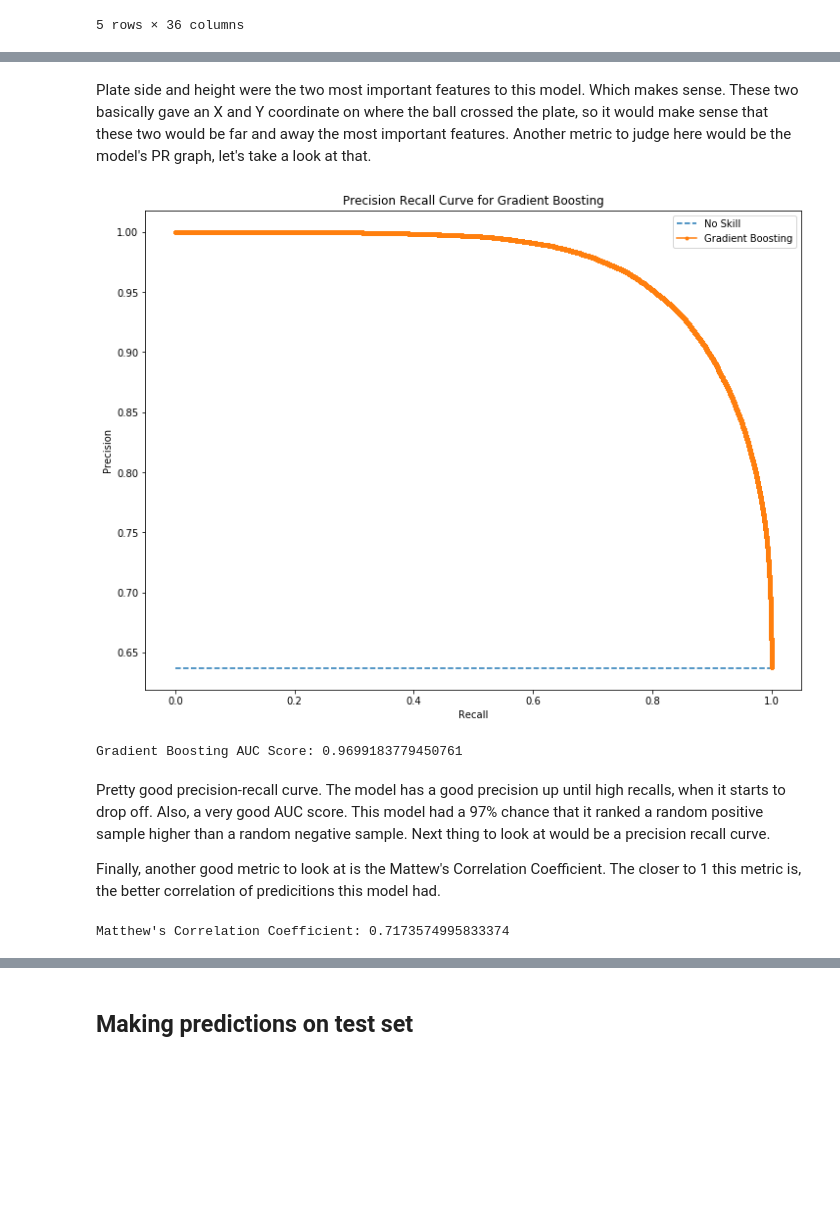
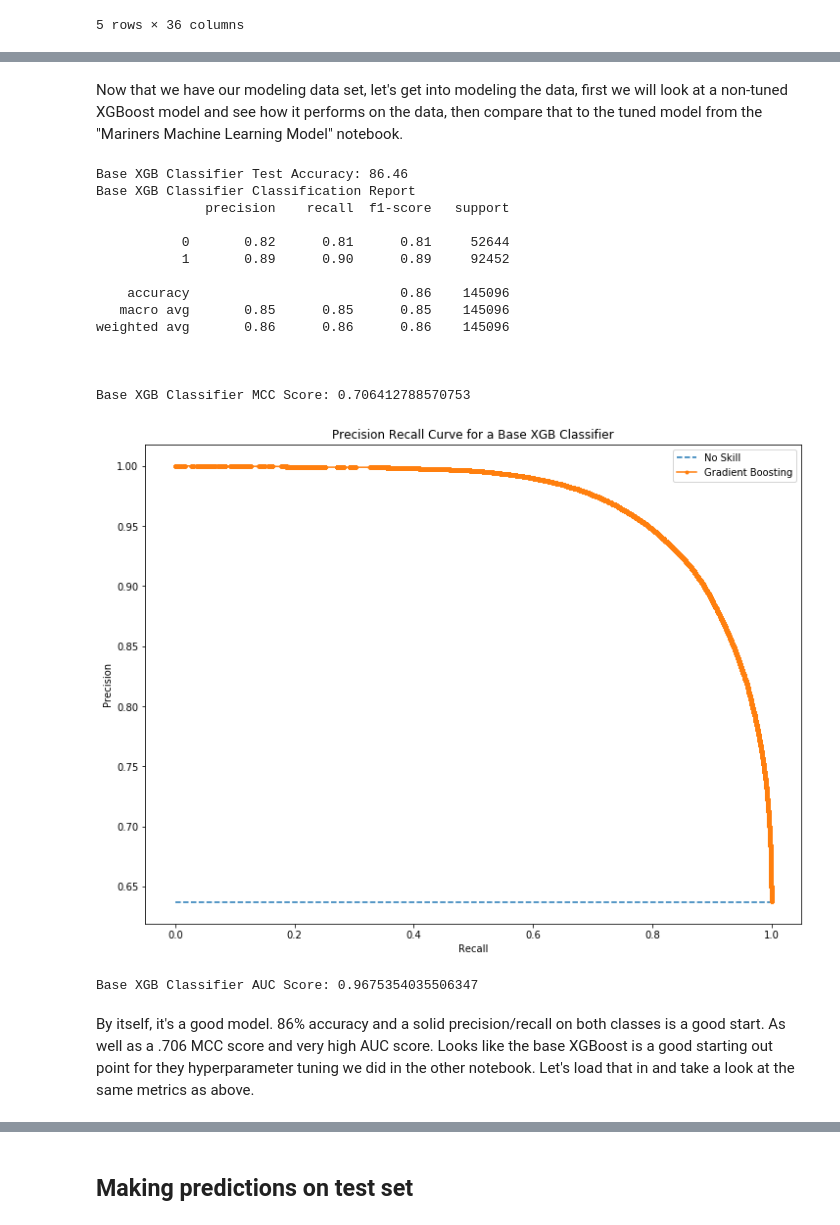
Before and after one commit to davidbuehler07/Capstone-Project-1, a Jupyter notebook: code/Mariners Challenge.ipynb, the cells around one changed output, grey strips where cells are left out. Cells and saved outputs as stored; diff of their text form; code cells hidden in the pictures; blank space fills up the shorter version.

```diff
--- a/code/Mariners Challenge.ipynb
+++ b/code/Mariners Challenge.ipynb
@@ -427,19 +391,0 @@ After taking a look at the accuracies and classification reports, 1000 seems lik
-# %%
-gboost = GradientBoostingClassifier(n_estimators=1000, random_state=11)
-gboost.fit(X_train, y_train)
-y_pred = gboost.predict(X_test)
-
-print(f'Gboost train accuracy: {gboost.score(X_train, y_train)}')
-print(f'Gboost test accuracy:  {gboost.score(X_test, y_test)}')
-print('\n')
-print(classification_report(y_test, y_pred))
-
-feature_importances = pd.DataFrame(pd.Series(gboost.feature_importances_), columns=['Importance'])
-feature_importances.index = X_train.columns
-feature_importances = feature_importances.sort_values('Importance')
-
-plt.figure(figsize=(15,18))
-plt.barh(feature_importances.index, width=feature_importances['Importance'] * 100, color='r')
-plt.title("Gradient Boosting Feature Importances (%)")
-plt.xlabel('Percentage Importance')
-plt.show()
@@ -460,2 +391,0 @@ weighted avg       0.87      0.87      0.87    145096
-# %% [markdown]
-Plate side and height were the two most important features to this model. Which makes sense. These two basically gave an X and Y coordinate on where the ball crossed the plate, so it would make sense that these two would be far and away the most important features. Another metric to judge here would be the model's PR graph, let's take a look at that.
@@ -467,23 +392,48 @@ gboost_precision, gboost_recall, _ = precision_recall_curve(y_test, y_probs)
+# %% [markdown]
+Now that we have our modeling data set, let's get into modeling the data, first we will look at a non-tuned XGBoost model and see how it performs on the data, then compare that to the tuned model from the "Mariners Machine Learning Model" notebook.
+# %%
+base_xgb = XGBClassifier()
+base_xgb.fit(X_train, y_train)
+xgb_base_pred = base_xgb.predict(X_test)
 # %%
+print(f'Base XGB Classifier Test Accuracy: {round(accuracy_score(y_test, xgb_base_pred) * 100, 2)}')
+print('Base XGB Classifier Classification Report')
+print(classification_report(y_test, xgb_base_pred))
+print('\n')
+print(f'Base XGB Classifier MCC Score: {matthews_corrcoef(y_test, xgb_base_pred)}')
+
+xgb_probs = base_xgb.predict_proba(X_test)
+xgb_probs = xgb_probs[:, 1]
+
+xgb_precision, xgb_recall, _ = precision_recall_curve(y_test, xgb_probs)
+
 no_skill = len(y_test[y_test == 1]) / len(y_test)
 plt.figure(figsize=(12,9))
 plt.plot([0, 1], [no_skill, no_skill], linestyle='--', label='No Skill')
-plt.plot(gboost_recall, gboost_precision, marker='.', label='Gradient Boosting')
-plt.title('Precision Recall Curve for Gradient Boosting')
+plt.plot(xgb_recall, xgb_precision, marker='.', label='Gradient Boosting')
+plt.title('Precision Recall Curve for a Base XGB Classifier')
 plt.xlabel('Recall')
 plt.ylabel('Precision')
 plt.legend()
 plt.show()
 
-print(f'Gradient Boosting AUC Score: {auc(gboost_recall, gboost_precision)}')
+print(f'Base XGB Classifier AUC Score: {auc(xgb_recall, xgb_precision)}')
 # %% [output]
+Base XGB Classifier Test Accuracy: 86.46
+Base XGB Classifier Classification Report
+              precision    recall  f1-score   support
+
+           0       0.82      0.81      0.81     52644
+           1       0.89      0.90      0.89     92452
+
+    accuracy                           0.86    145096
+   macro avg       0.85      0.85      0.85    145096
+weighted avg       0.86      0.86      0.86    145096
+
+
+
+Base XGB Classifier MCC Score: 0.706412788570753
-[figure, old version]
+[figure, new version]
-Gradient Boosting AUC Score: 0.9699183779450761
+Base XGB Classifier AUC Score: 0.9675354035506347
-# %% [markdown]
-Pretty good precision-recall curve. The model has a good precision up until high recalls, when it starts to drop off. Also, a very good AUC score. This model had a 97% chance that it ranked a random positive sample higher than a random negative sample. Next thing to look at would be a precision recall curve.
-
-Finally, another good metric to look at is the Mattew's Correlation Coefficient. The closer to 1 this metric is, the better correlation of predicitions this model had.
-# %%
-print(f'Matthew\'s Correlation Coefficient: {matthews_corrcoef(y_test, y_pred)}')
-# %% [output]
-Matthew's Correlation Coefficient: 0.7173574995833374
+# %% [markdown]
+By itself, it's a good model. 86% accuracy and a solid precision/recall on both classes is a good start. As well as a .706 MCC score and very high AUC score. Looks like the base XGBoost is a good starting out point for they hyperparameter tuning we did in the other notebook. Let's load that in and take a look at the same metrics as above.
```
Also changed, not shown: parts of 15 cells of this notebook.
